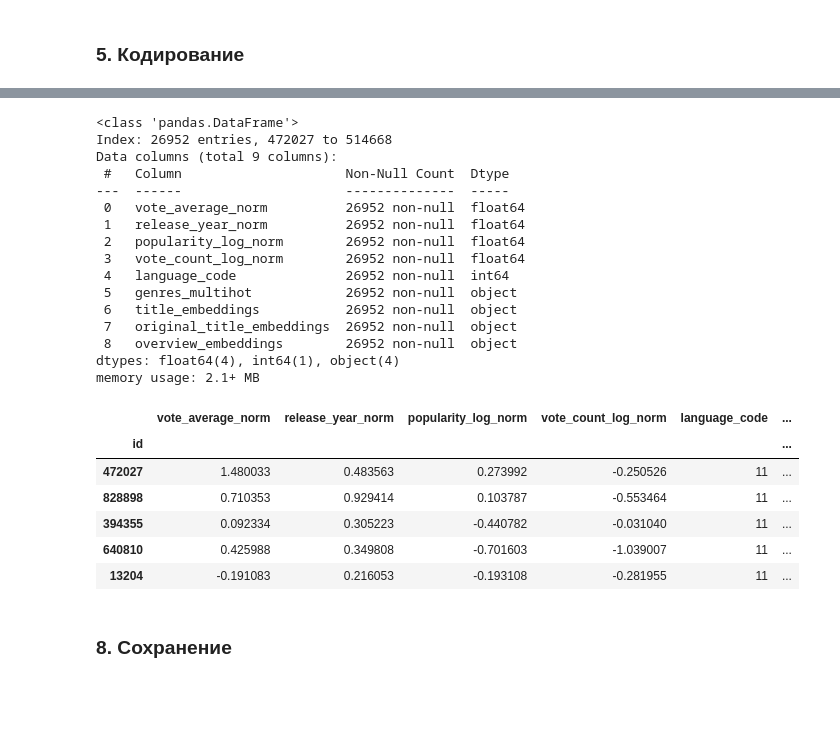
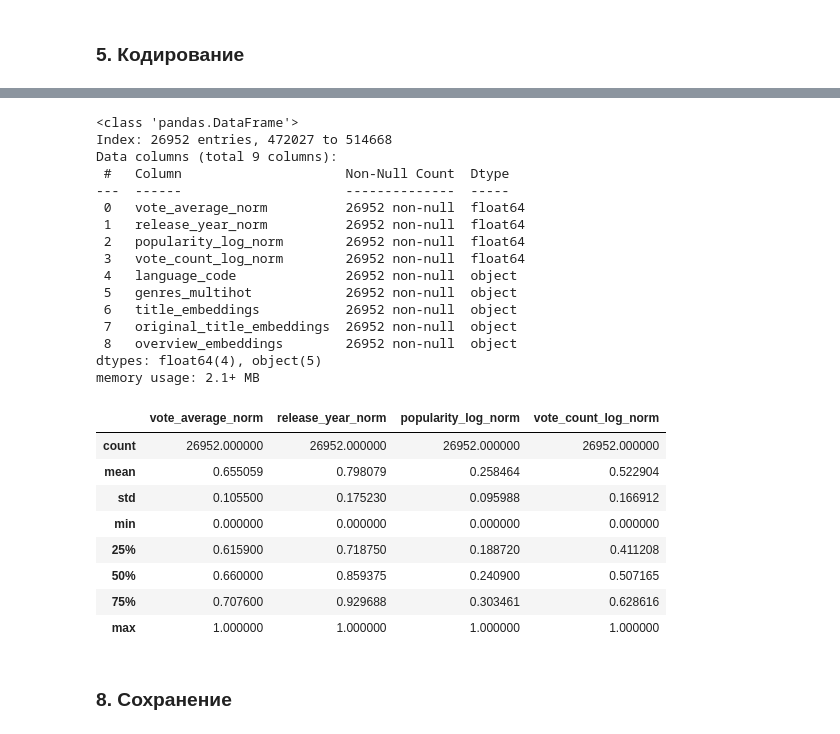
Before and after one commit to hate-red/besttea, a Jupyter notebook: ml/preprocessing.ipynb, the cells around one changed output, grey strips where cells are left out. Drawn from its saved outputs; the diff is of its cells as text; code cells hidden in the pictures; blank space fills up the shorter version.

Commit message:
Applied MinMax scaling to [0; 1] range for numeric columns instead of StandardScaler.

```diff
--- a/ml/preprocessing.ipynb
+++ b/ml/preprocessing.ipynb
@@ -140,7 +137,7 @@ df['vote_count_log'] = df['vote_count'].apply(lambda x: np.log(x + 1))
 
 df.drop(columns=['popularity', 'vote_count'], inplace=True)
 # %%
-scaler = StandardScaler()
+scaler = MinMaxScaler()
 
 numeric_columns = df.select_dtypes(include=['int', 'float']).columns
 df[numeric_columns] = scaler.fit_transform(df[numeric_columns])
@@ -161,8 +170,13 @@ df.head()
 # %%
-label_encoder = LabelEncoder()
-language_codes = label_encoder.fit_transform(df['original_language'])
+label_encoder = OneHotEncoder(sparse_output=False)
+language_codes = label_encoder.fit_transform(
+    df['original_language']
+    .to_numpy()
+    .reshape(-1, 1)
+)
 
-df['language_code'] = language_codes # type: ignore
+df['language_code'] = list(language_codes)
+df['language_code'] = df['language_code'].apply(np.array)
 df.drop(columns='original_language', inplace=True)
 # %%
 mlb = MultiLabelBinarizer()
@@ -205,23 +219,25 @@ Data columns (total 9 columns):
  1   release_year_norm          26952 non-null  float64
  2   popularity_log_norm        26952 non-null  float64
  3   vote_count_log_norm        26952 non-null  float64
- 4   language_code              26952 non-null  int64
+ 4   language_code              26952 non-null  object
  5   genres_multihot            26952 non-null  object
  6   title_embeddings           26952 non-null  object
  7   original_title_embeddings  26952 non-null  object
  8   overview_embeddings        26952 non-null  object
-dtypes: float64(4), int64(1), object(4)
+dtypes: float64(4), object(5)
 memory usage: 2.1+ MB
 # %%
-df.head()
+df.describe()
 # %% [output]
-|  | vote_average_norm | release_year_norm | popularity_log_norm | vote_count_log_norm | language_code | ... |
-| id |  |  |  |  |  | ... |
-| 472027 | 1.480033 | 0.483563 | 0.273992 | -0.250526 | 11 | ... |
-| 828898 | 0.710353 | 0.929414 | 0.103787 | -0.553464 | 11 | ... |
-| 394355 | 0.092334 | 0.305223 | -0.440782 | -0.031040 | 11 | ... |
-| 640810 | 0.425988 | 0.349808 | -0.701603 | -1.039007 | 11 | ... |
-| 13204 | -0.191083 | 0.216053 | -0.193108 | -0.281955 | 11 | ... |
+|  | vote_average_norm | release_year_norm | popularity_log_norm | vote_count_log_norm |
+| count | 26952.000000 | 26952.000000 | 26952.000000 | 26952.000000 |
+| mean | 0.655059 | 0.798079 | 0.258464 | 0.522904 |
+| std | 0.105500 | 0.175230 | 0.095988 | 0.166912 |
+| min | 0.000000 | 0.000000 | 0.000000 | 0.000000 |
+| 25% | 0.615900 | 0.718750 | 0.188720 | 0.411208 |
+| 50% | 0.660000 | 0.859375 | 0.240900 | 0.507165 |
+| 75% | 0.707600 | 0.929688 | 0.303461 | 0.628616 |
+| max | 1.000000 | 1.000000 | 1.000000 | 1.000000 |
 # %% [markdown]
 ### 8. Сохранение
 # %%
```
Also changed, not shown: parts of 7 cells of this notebook.
